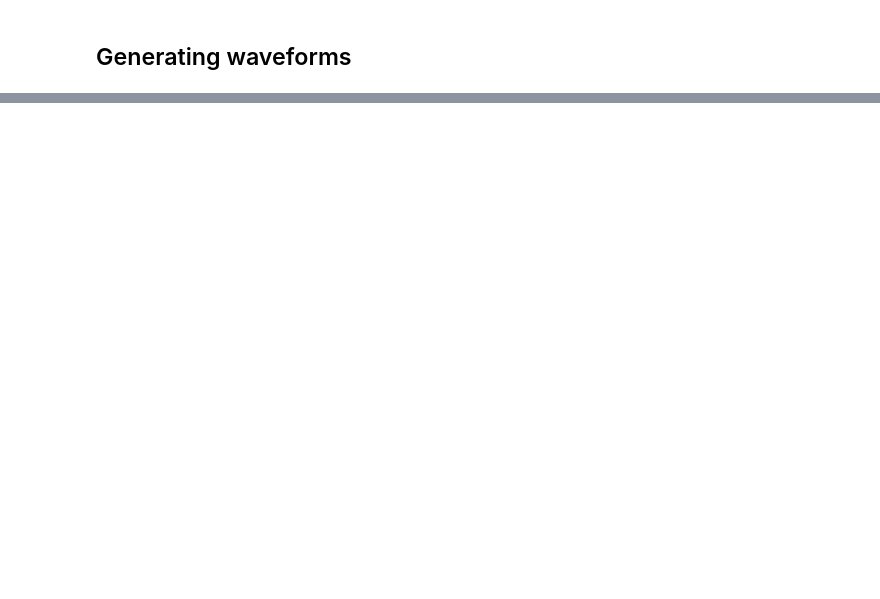
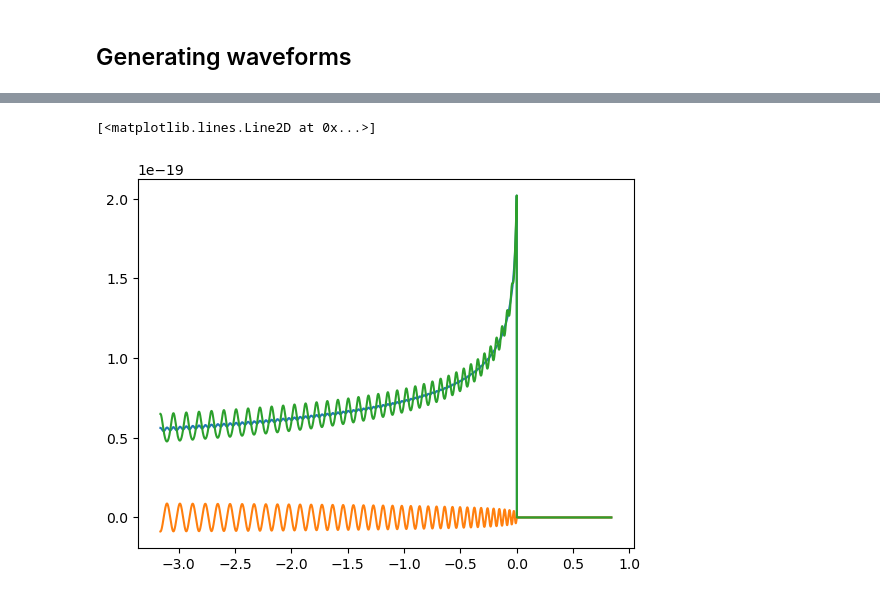
Before and after one commit to BenGPatterson/EccentricBinaries, a Jupyter notebook: notebooks/envelope_fitting.ipynb, the cells around one changed output, grey strips where cells are left out. Drawn from its saved outputs; the diff is of its cells as text; code cells hidden in the pictures; blank space fills up the shorter version.

```diff
--- a/notebooks/envelope_fitting.ipynb
+++ b/notebooks/envelope_fitting.ipynb
@@ -38 +32,5 @@ def gen_e_td_wf(M, q, e, f):
     return e_td_p, e_td_c
+# %%
+# Converts modes to use into language TEOBResumS understands
+def modes_to_k(modes):
+    return [int(x[0]*(x[0]-1)/2 + x[1]-2) for x in modes]
@@ -47,0 +194,25 @@ def resize_wfs(wf1, wf2):
+# %%
+# Gets waveform with given parameters out of phase with default true anomaly
+def get_h_opp(f_low, e, M, q, h_def, approximant, opp_method, subsample_interpolation):
+
+    # Gets amount to shift frequency by from equations in order to vary true anomaly by pi
+    s_f_2pi = shifted_f(f_low, e, M, q)
+    s_f_pi_len = 0.5*(f_low - s_f_2pi)
+
+    # Calculates shifted frequency to vary anomaly by pi based on specified opp_method
+    if opp_method == 'equation': # Simply takes result from approximate equations
+        s_f_pi = f_low - s_f_pi_len
+    elif opp_method == 'samples': # Refines result further by minimising match around local minimum
+        args = (f_low, e, M, q, h_def, approximant, subsample_interpolation)
+        bounds = [(f_low - 1.5*s_f_pi_len, f_low - 0.5*s_f_pi_len)]
+        init_guess = f_low - (1.1 + 0.2*np.random.rand())*s_f_pi_len
+        min_match_result = minimize(minimise_match, init_guess, args=args, bounds=bounds, method='Nelder-Mead')
+        s_f_pi = min_match_result['x']
+    else:
+        raise Exception('opp_method not recognised')
+
+    # Generates waveform
+    s_e_pi = shifted_e(s_f_pi, f_low, e)
+    h_opp = gen_wf(s_f_pi, s_e_pi, M, q, approximant)
+
+    return h_opp
@@ -68,0 +258,2 @@ def get_h(A, B):
+# %%
+h, h1, h2, h_ap, h_peri = get_h([1,1], 20, 0.1, 30, 2)
@@ -68,0 +294,17 @@ def get_h(A, B):
+# %%
+h_ap_env = np.sqrt(h_ap.real()**2+h_ap.imag()**2)
+h_peri_env = np.sqrt(h_peri.real()**2+h_peri.imag()**2)
+
+h_1_env = 0.5*(h_ap_env + h_peri_env)
+h_2_env = 0.5*(h_ap_env - h_peri_env)
+
+A = 1
+B = -1
+h_env = A*h_1_env + B*h_2_env
+# %%
+plt.plot(h_1_env.sample_times, h_1_env)
+plt.plot(h_2_env.sample_times, h_2_env)
+plt.plot(h_env.sample_times, h_env)
+# %% [output]
+[<matplotlib.lines.Line2D at 0x...>]
+[figure, added]
```
Also changed, not shown: parts of 28 cells of this notebook, 1 other file.
